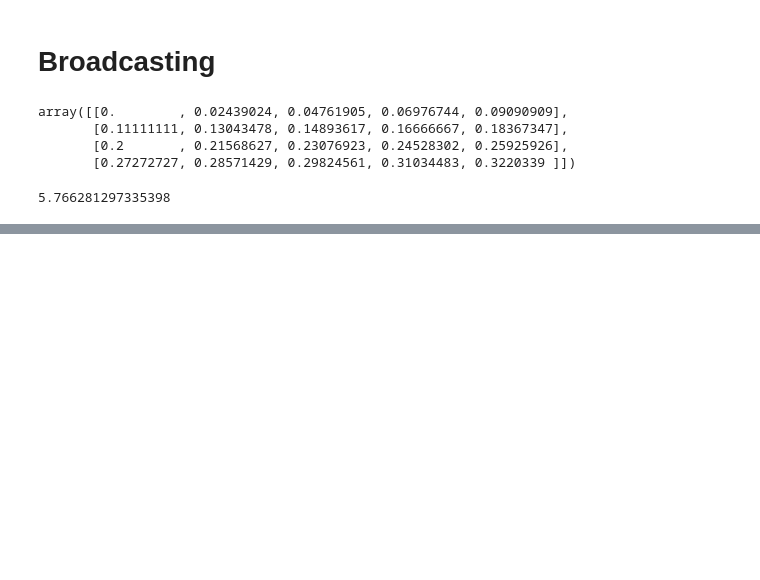
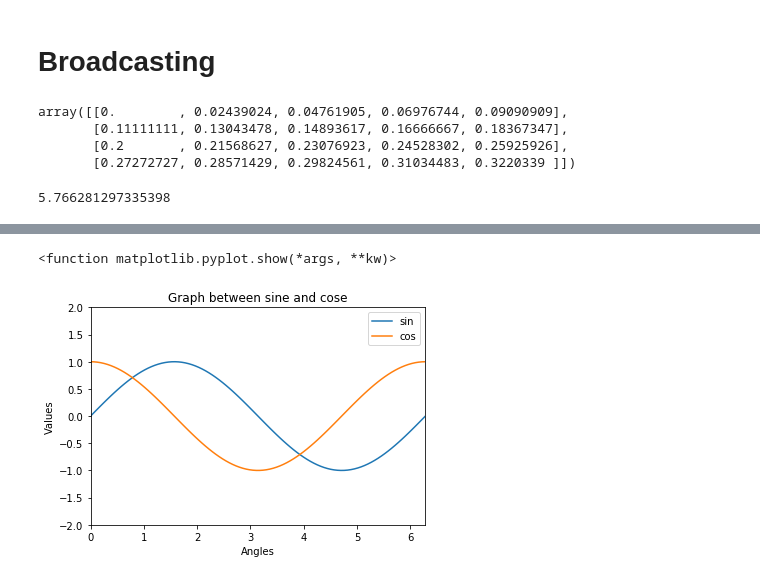
Before and after one commit to OberoiSahaj/Coding-Blocks-ML-Course, a Jupyter notebook: Lecture4.ipynb, the cells around one changed output, grey strips where cells are left out. Drawn from its saved outputs; the diff is of its cells as text; code cells hidden in the pictures; blank space fills up the shorter version.

```diff
--- a/Lecture4.ipynb
+++ b/Lecture4.ipynb
@@ -39,0 +71,17 @@ np.std(one) ## Standard deviation
+# %%
+x= np.linspace(0, 2*np.pi,100)
+si= np.sin(x)
+co = np.cos(x)
+plt.figure()
+plt.plot(x,si, label='sin')
+plt.plot(x,co, label='cos')
+plt.xlim(0,2*np.pi)
+plt.ylim(-2,2)
+plt.title('Graph between sine and cose')
+plt.xlabel('Angles')
+plt.ylabel('Values')
+plt.legend()
+plt.show
+# %% [output]
+<function matplotlib.pyplot.show(*args, **kw)>
+[figure, added]
```
Also changed, not shown: parts of 29 cells of this notebook.
